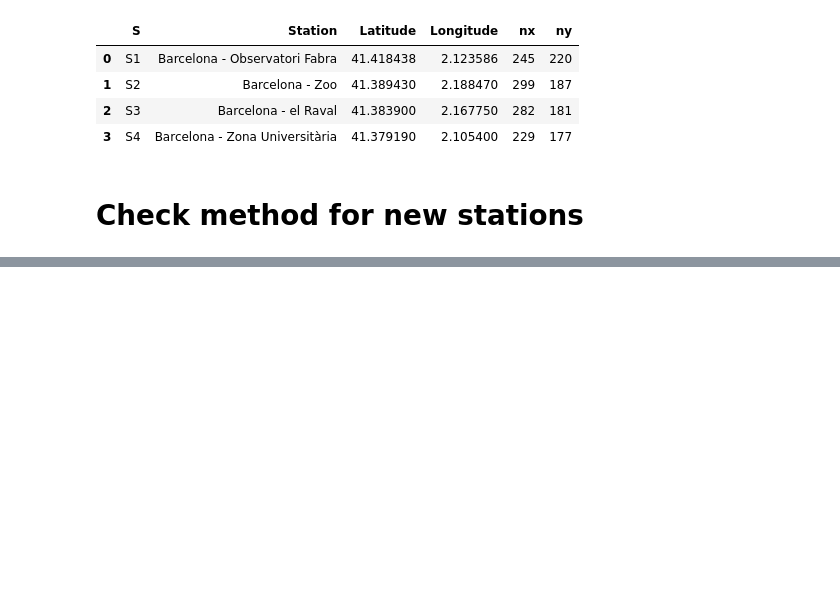
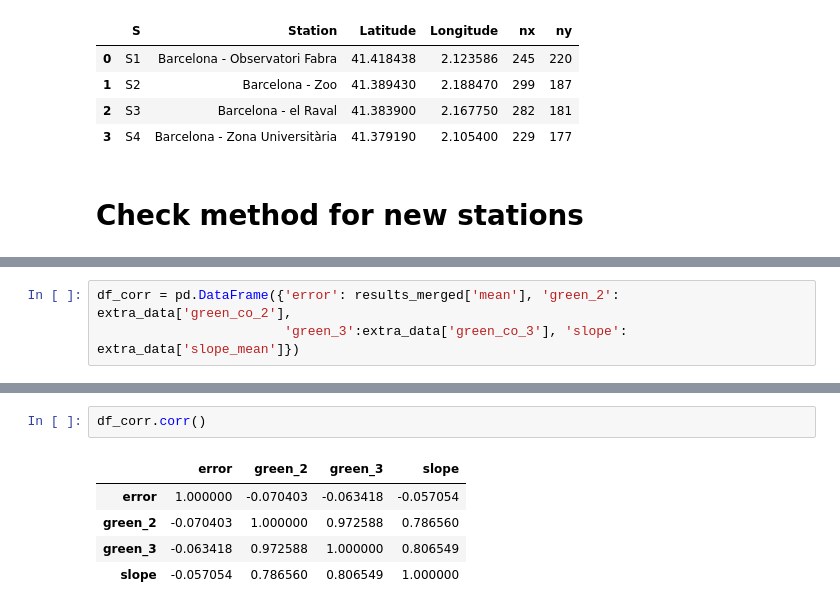
Before and after one commit to BielStela/climate_challenge, a Jupyter notebook: Untitled.ipynb, the cells around one changed output, grey strips where cells are left out. Drawn from its saved outputs; the diff is of its cells as text; blank space fills up the shorter version.

```diff
--- a/Untitled.ipynb
+++ b/Untitled.ipynb
@@ -338,0 +422,3 @@ plt.show()
+# %%
+df_corr = pd.DataFrame({'error': results_merged['mean'], 'green_2': extra_data['green_co_2'],
+                        'green_3':extra_data['green_co_3'], 'slope': extra_data['slope_mean']})
@@ -338,0 +434,8 @@ plt.show()
+# %%
+df_corr.corr()
+# %% [output]
+|  | error | green_2 | green_3 | slope |
+| error | 1.000000 | -0.070403 | -0.063418 | -0.057054 |
+| green_2 | -0.070403 | 1.000000 | 0.972588 | 0.786560 |
+| green_3 | -0.063418 | 0.972588 | 1.000000 | 0.806549 |
+| slope | -0.057054 | 0.786560 | 0.806549 | 1.000000 |
```
Also changed, not shown: parts of 24 cells of this notebook.
